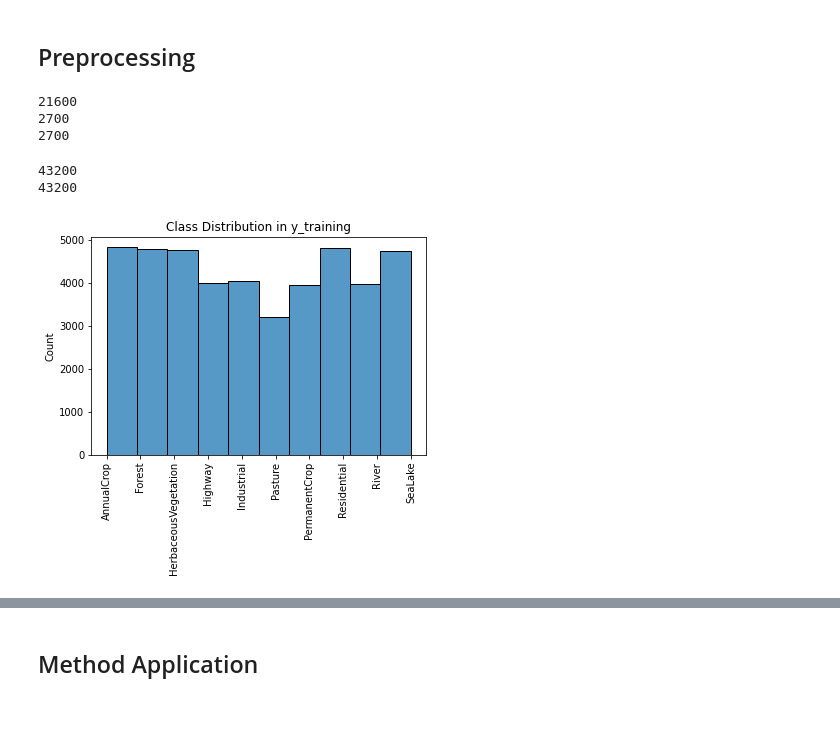
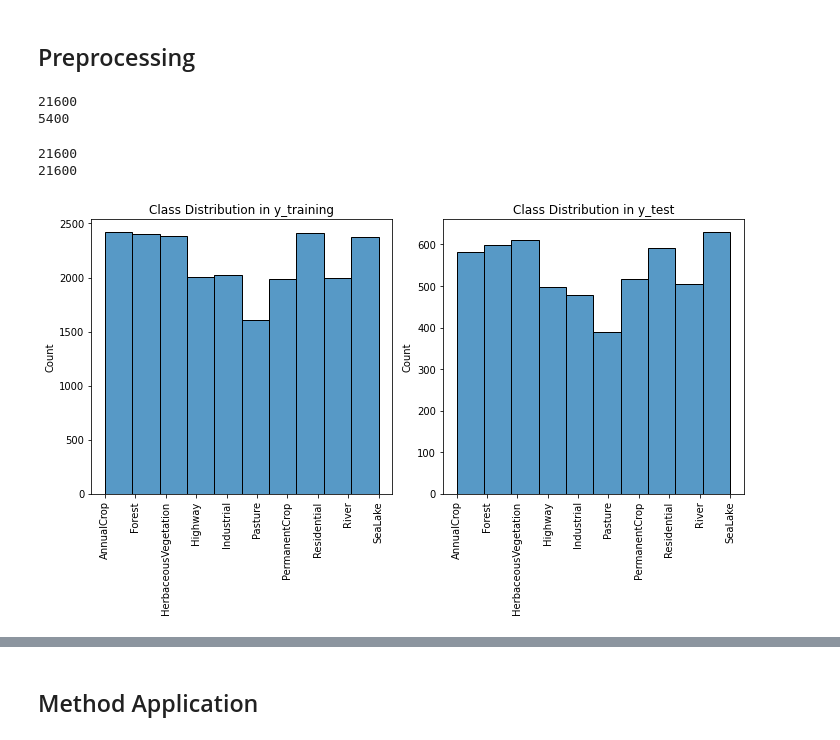
Before and after one commit to lucashoeft/Intelligent-Data-Analysis-2-Project, a Jupyter notebook: Intelligent-Data-Analysis-2-Project.ipynb, the cells around one changed output, grey strips where cells are left out. Saved outputs shown, nothing was run; the diff lists cells and outputs as text; code cells hidden in the pictures; blank space fills up the shorter version.

```diff
--- a/Intelligent-Data-Analysis-2-Project.ipynb
+++ b/Intelligent-Data-Analysis-2-Project.ipynb
@@ -74,12 +57,12 @@ ds, info = tfds.load('eurosat', split='all', data_dir='./data/eurosat', with_inf
 assert isinstance(ds, tf.data.Dataset)
 print(ds)
 
-ds_numpy = tfds.as_numpy(ds)
+ds = tfds.as_numpy(ds)
 
 images = []
 labels = []
 
-for image in ds_numpy:
+for image in ds:
     images.append(image['image'])
     labels.append(image['label'])
 
@@ -140,35 +123,35 @@ for x in range(0, 2):
 # %%
 # train_test_split shuffles the data
 X_train, X_test, y_train, y_test = train_test_split(images, labels, test_size=0.20, random_state=seed)
-X_test, X_validation, y_test, y_validation = train_test_split(X_test, y_test, test_size=0.50, random_state=seed)
+# X_test, X_validation, y_test, y_validation = train_test_split(X_test, y_test, test_size=0.50, random_state=seed)
 
 print(len(X_train))
 print(len(X_test))
-print(len(X_validation))
+# print(len(X_validation))
 # %% [output]
 21600
-2700
-2700
+5400
 # %%
 # Data Augmentation of the training data set
 X_train_augmented = []
 y_train_augmented = []
 
 for image, label in zip(X_train, y_train):
+    break
     # flip (cautious)
     # not implemented
 
     # rotate
     # img_90 = cv2.rotate(image, cv2.ROTATE_90_CLOCKWISE)
-    img_180 = cv2.rotate(image, cv2.ROTATE_180)
+    # img_180 = cv2.rotate(image, cv2.ROTATE_180)
     # img_270 = cv2.rotate(image, cv2.ROTATE_90_COUNTERCLOCKWISE)
 
     # X_train_augmented.append(img_90)
-    X_train_augmented.append(img_180)
+    # X_train_augmented.append(img_180)
     # X_train_augmented.append(img_270)
 
     # y_train_augmented.append(label)
-    y_train_augmented.append(label)
+    # y_train_augmented.append(label)
     # y_train_augmented.append(label)
 
 X_train_complete = np.array(list(X_train) + X_train_augmented)
@@ -177,11 +160,19 @@ print(len(X_train_complete))
 y_train_complete = np.array(list(y_train) + y_train_augmented)
 print(len(y_train_complete))
 # %% [output]
-43200
-43200
+21600
+21600
 # %%
-class_distribution = sns.histplot(y_train_complete, bins=10).set_title("Class Distribution in y_training")
-plt.xticks(ticks=range(0, 10), labels=info.features["label"].names, rotation=90)
-plt.show()
+# Plot distribution of class labels in training and test set
+fig, axes = plt.subplots(nrows=1, ncols=2, figsize=(10, 6))
+sns.histplot(ax=axes[0], data=y_train_complete, bins=10)
+axes[0].set_title("Class Distribution in y_training")
+axes[0].set_xticks(ticks=range(0, 10), labels=info.features["label"].names, rotation=90)
+
+sns.histplot(ax=axes[1], data=y_test, bins=10)
+axes[1].set_title("Class Distribution in y_test")
+axes[1].set_xticks(ticks=range(0, 10), labels=info.features["label"].names, rotation=90)
+
+fig.tight_layout()
 # %% [output]
-[figure, old version]
+[figure, new version]
```
Also changed, not shown: parts of 29 cells of this notebook.
